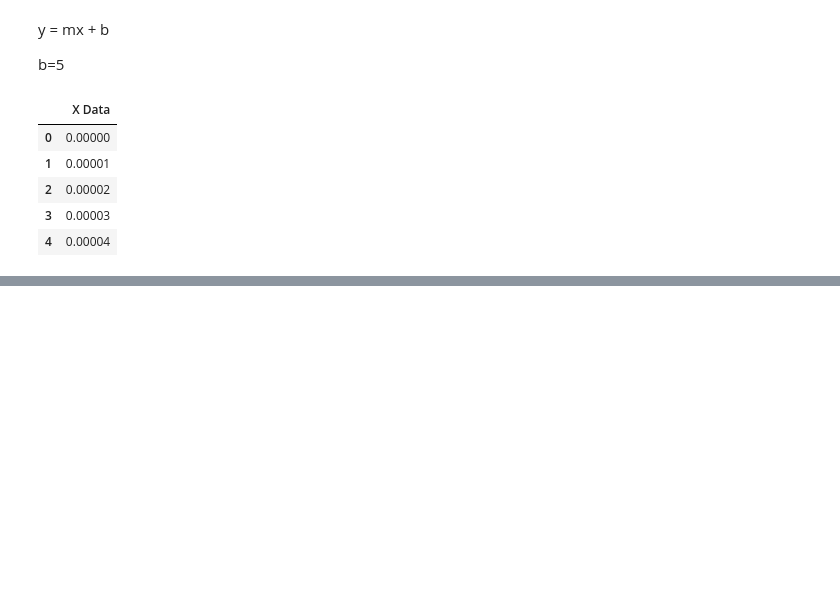
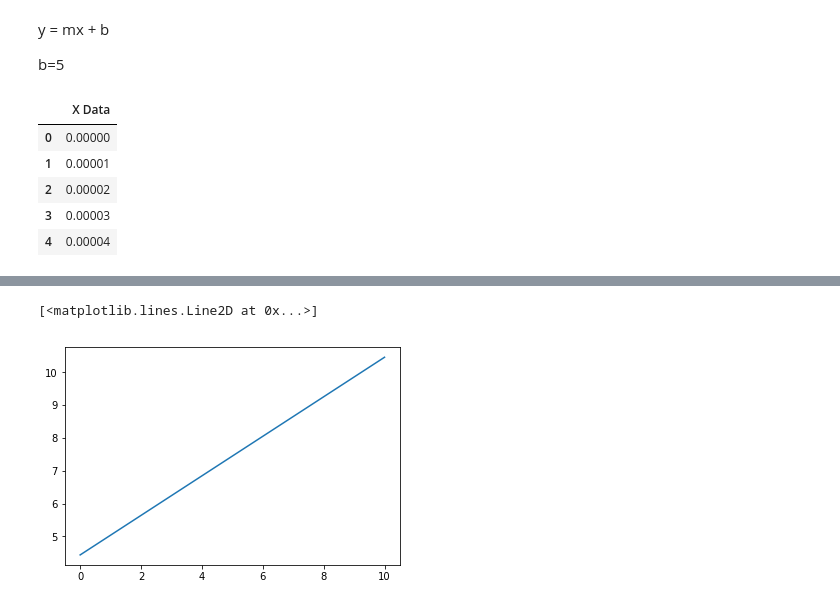
Before and after one commit to jinilcs/tfdeeplearning, a Jupyter notebook: tensorflow_regression.ipynb, the cells around one changed output, grey strips where cells are left out. Drawn from its saved outputs; the diff is of its cells as text; code cells hidden in the pictures; blank space fills up the shorter version.

Commit message:
tf estimator regression

```diff
--- a/tensorflow_regression.ipynb
+++ b/tensorflow_regression.ipynb
@@ -117,0 +141,3 @@ plt.plot(x_data, y_hat, 'r')
+# %%
+input_func = tf.estimator.inputs.numpy_input_fn({'x':x_train}, y_train,
+                        batch_size=8, num_epochs=None, shuffle=True)
@@ -117,0 +150,2 @@ plt.plot(x_data, y_hat, 'r')
+# %%
+estimator.train(input_fn=input_func, steps=1000)
@@ -117,0 +219,4 @@ plt.plot(x_data, y_hat, 'r')
+# %%
+new_data = np.linspace(0,10,10)
+input_fn_predict = tf.estimator.inputs.numpy_input_fn({'x':new_data},
+                                                     shuffle=False)
@@ -117,0 +241,2 @@ plt.plot(x_data, y_hat, 'r')
+# %%
+predictions = [pred['predictions'][0] for pred in estimator.predict(input_fn=input_fn_predict)]
@@ -117,0 +258,5 @@ plt.plot(x_data, y_hat, 'r')
+# %%
+plt.plot(new_data, predictions)
+# %% [output]
+[<matplotlib.lines.Line2D at 0x...>]
+[figure, added]
```
Also changed, not shown: parts of 27 cells of this notebook.
